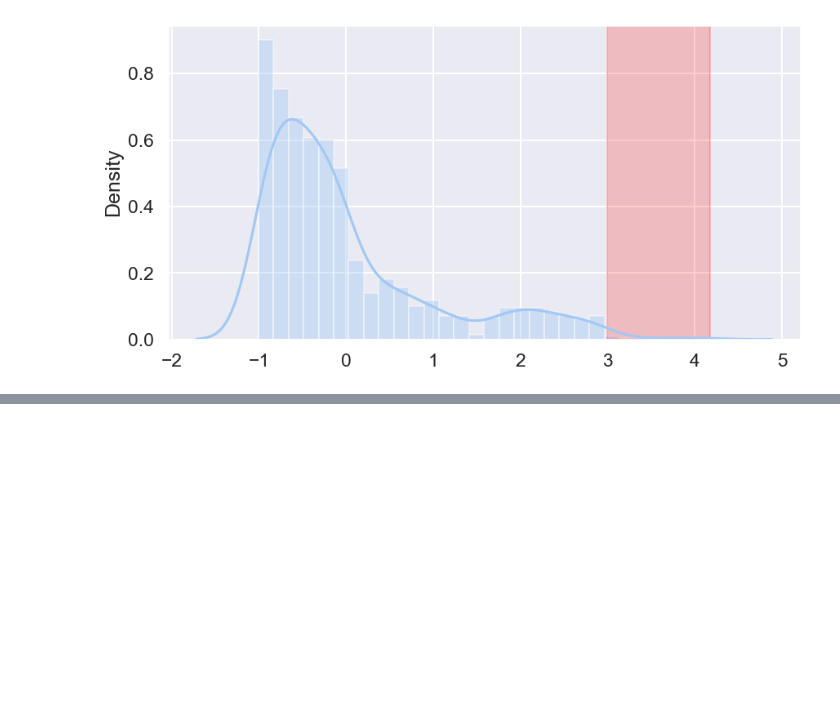
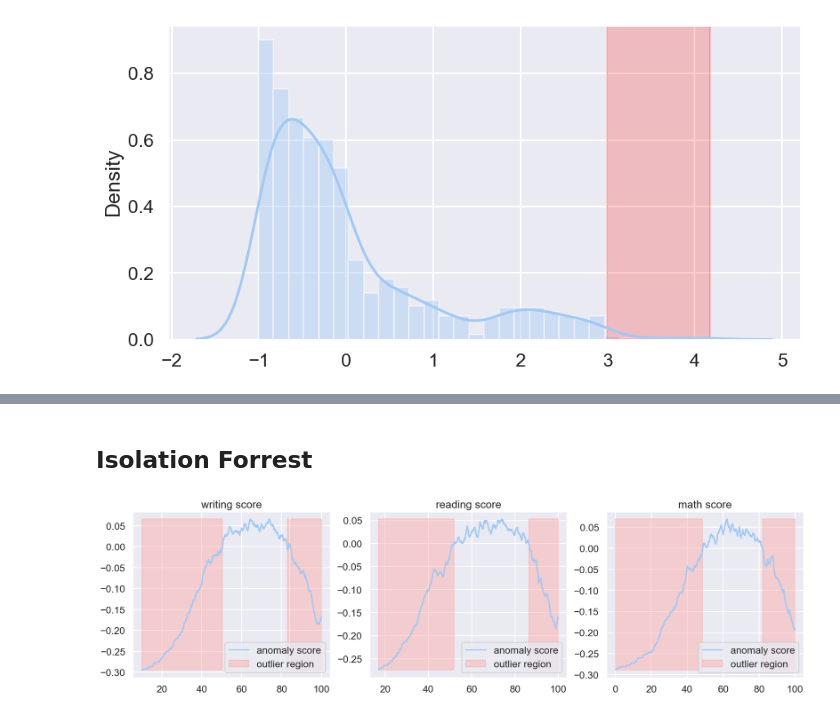
Before and after one commit to sulaiman-shamasna/Anomaly-Detection-Techniques, a Jupyter notebook: anomaly_detection.ipynb, the cells around one changed output, grey strips where cells are left out. Saved outputs shown, nothing was run; the diff lists cells and outputs as text; code cells hidden in the pictures; blank space fills up the shorter version.

Commit message:
feat: :sparkles: Add Isolation Forrest implementation

```diff
--- a/anomaly_detection.ipynb
+++ b/anomaly_detection.ipynb
@@ -327,0 +349,27 @@ df_new = df_3[(df_3['charges'] < 3) | (df_3['charges'] > -3)]
+# %% [markdown]
+## Isolation Forrest
+# %%
+#Import necessary libraries
+from sklearn.ensemble import IsolationForest
+#The required columns
+cols = ['writing score','reading score','math score']
+#Plotting the sub plot
+fig, axs = plt.subplots(1, 3, figsize=(20, 5), facecolor='w', edgecolor='k')
+axs = axs.ravel()
+
+for i, column in enumerate(cols):
+    isolation_forest = IsolationForest(contamination='auto')
+    isolation_forest.fit(df_2[column].values.reshape(-1,1))
+
+    xx = np.linspace(df_2[column].min(), df_2[column].max(), len(df_2)).reshape(-1,1)
+    anomaly_score = isolation_forest.decision_function(xx)
+    outlier = isolation_forest.predict(xx)
+
+    axs[i].plot(xx, anomaly_score, label='anomaly score')
+    axs[i].fill_between(xx.T[0], np.min(anomaly_score), np.max(anomaly_score),
+                     where=outlier==-1, color='r',
+                     alpha=.4, label='outlier region')
+    axs[i].legend()
+    axs[i].set_title(column)
+# %% [output]
+[figure, added]
```
Also changed, not shown: parts of 2 cells of this notebook.
